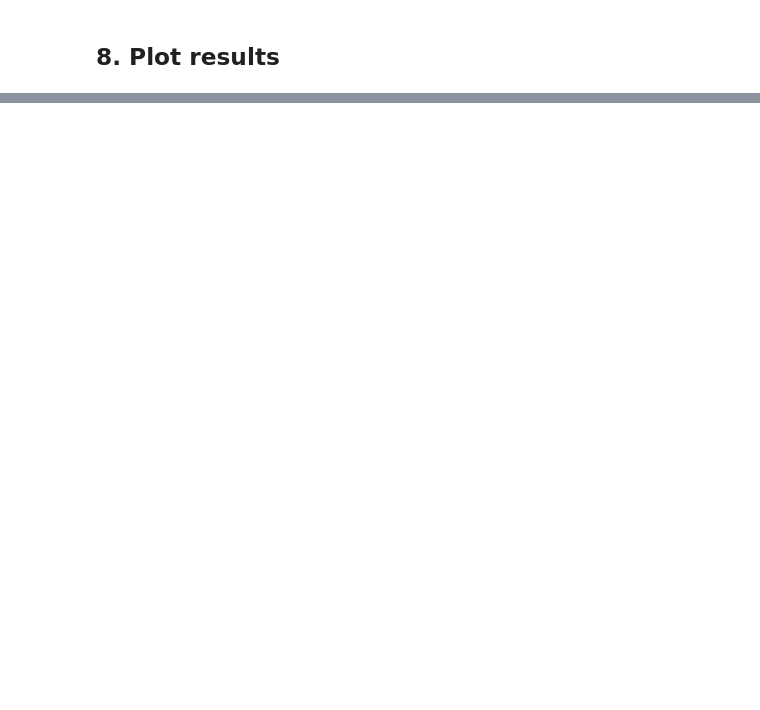
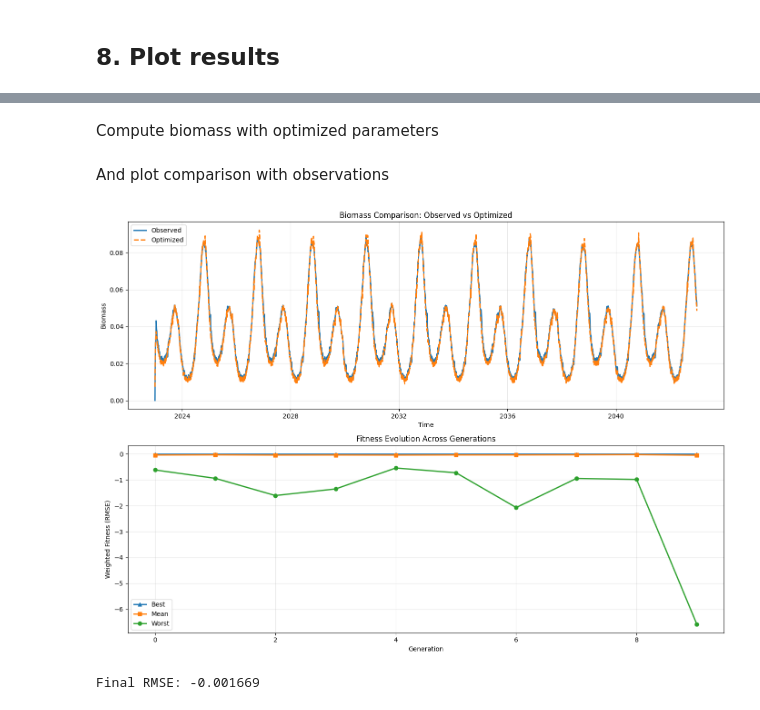
Before and after one commit to Ash12H/seapopym-optimization, a Jupyter notebook: docs/notebooks/simple_example.ipynb, the cells around one changed output, grey strips where cells are left out. Saved outputs shown, nothing was run; the diff lists cells and outputs as text; code cells hidden in the pictures; blank space fills up the shorter version.

```diff
--- a/docs/notebooks/simple_example.ipynb
+++ b/docs/notebooks/simple_example.ipynb
@@ -194,7 +197,7 @@ cost_function = CostFunction(
 # %% [markdown]
 ## 5. Initialize logbook with Sobol samples
 # %%
-logbook = OptimizationLog.from_sobol_samples(fg_set, sample_number=32, fitness_names=["Zooplankton Biomass"])
+logbook = Logbook.from_sobol_samples(fg_set, sample_number=32, fitness_names=["Zooplankton Biomass"])
 # %% [markdown]
 ## 6. Configure and run genetic algorithm
 # %%
@@ -325,0 +254,12 @@ final_rmse = rmse_comparator(simulated_biomass.squeeze(), observation)
+# %%
+# Find the best individual (minimum weighted fitness)
+best_idx = optimization_results[(LogbookCategory.WEIGHTED_FITNESS, LogbookCategory.WEIGHTED_FITNESS)].idxmax()
+best_individual = optimization_results.loc[best_idx]
+
+# Extract parameter values
+best_params = best_individual[LogbookCategory.PARAMETER]
+print("Best individual parameters:")
+print(best_params)
+print(
+    f"\nBest fitness (RMSE): {best_individual[(LogbookCategory.WEIGHTED_FITNESS, LogbookCategory.WEIGHTED_FITNESS)]:.6f}"
+)
@@ -325,0 +277,2 @@ final_rmse = rmse_comparator(simulated_biomass.squeeze(), observation)
+# %% [markdown]
+Compute biomass with optimized parameters
@@ -325,0 +307,35 @@ final_rmse = rmse_comparator(simulated_biomass.squeeze(), observation)
+# %% [markdown]
+And plot comparison with observations
+# %%
+fig, (ax1, ax2) = plt.subplots(2, 1, figsize=(14, 10))
+
+# Plot biomass comparison
+observed_biomass.plot(ax=ax1, label="Observed", linewidth=2)
+optimized_biomass.plot(ax=ax1, label="Optimized", linestyle="--", linewidth=2)
+ax1.set_title("Biomass Comparison: Observed vs Optimized")
+ax1.set_xlabel("Time")
+ax1.set_ylabel("Biomass")
+ax1.legend()
+ax1.grid(True, alpha=0.3)
+
+# Plot fitness evolution
+fitness_evolution = (
+    optimization_results[LogbookCategory.WEIGHTED_FITNESS].groupby(LogbookIndex.GENERATION).agg(["min", "mean", "max"])
+)
+
+fitness_evolution["Weighted_fitness"]["max"].plot(ax=ax2, label="Best", marker="^", linewidth=2)
+fitness_evolution["Weighted_fitness"]["mean"].plot(ax=ax2, label="Mean", marker="s", linewidth=2)
+fitness_evolution["Weighted_fitness"]["min"].plot(ax=ax2, label="Worst", marker="o", linewidth=2)
+ax2.set_title("Fitness Evolution Across Generations")
+ax2.set_xlabel("Generation")
+ax2.set_ylabel("Weighted Fitness (RMSE)")
+ax2.legend()
+ax2.grid(True, alpha=0.3)
+
+plt.tight_layout()
+plt.show()
+
+print(f"\nFinal RMSE: {best_individual[(LogbookCategory.WEIGHTED_FITNESS, LogbookCategory.WEIGHTED_FITNESS)]:.6f}")
+# %% [output]
+[figure, added]
+Final RMSE: -0.001669
```
Also changed, not shown: parts of 16 cells of this notebook, 2 other files.
